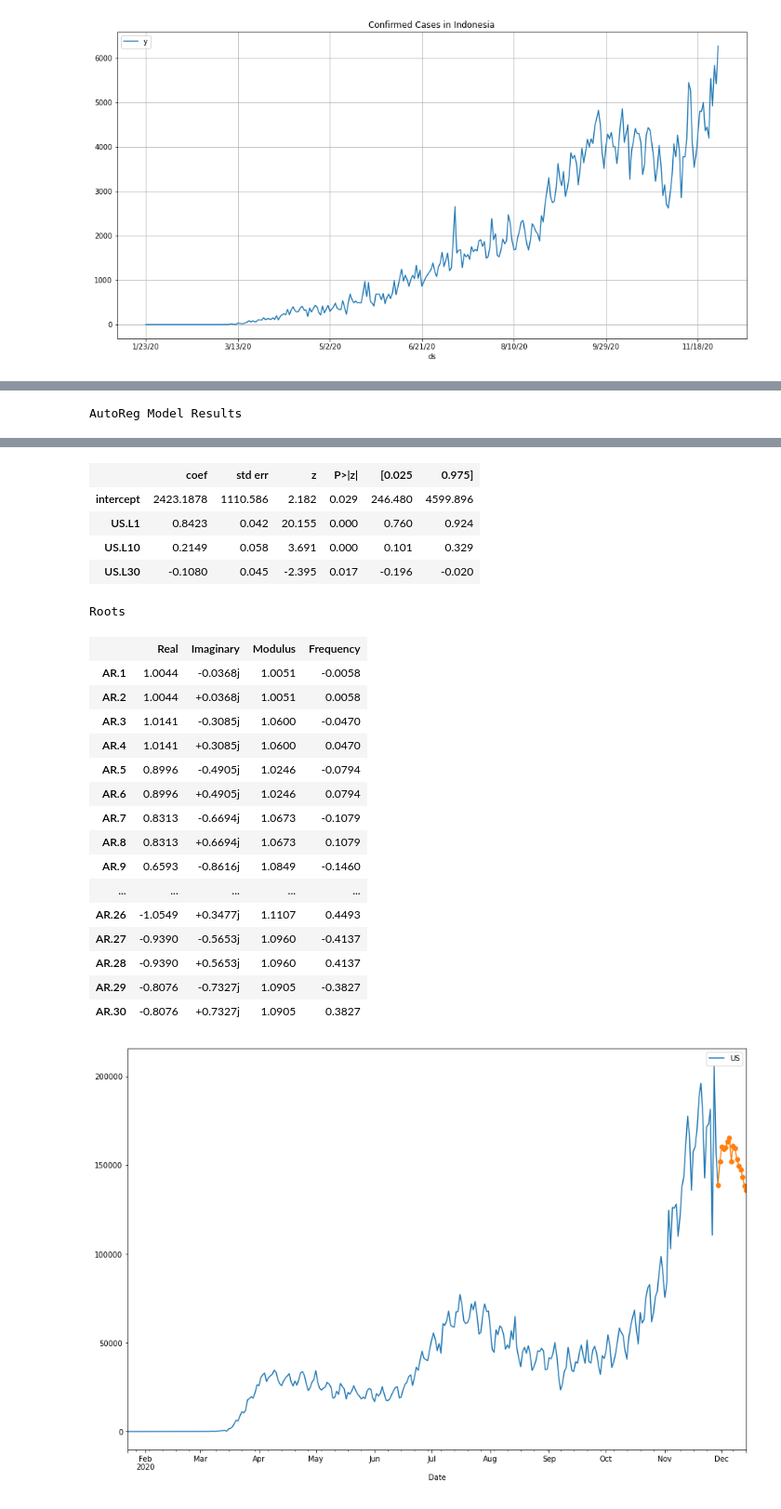
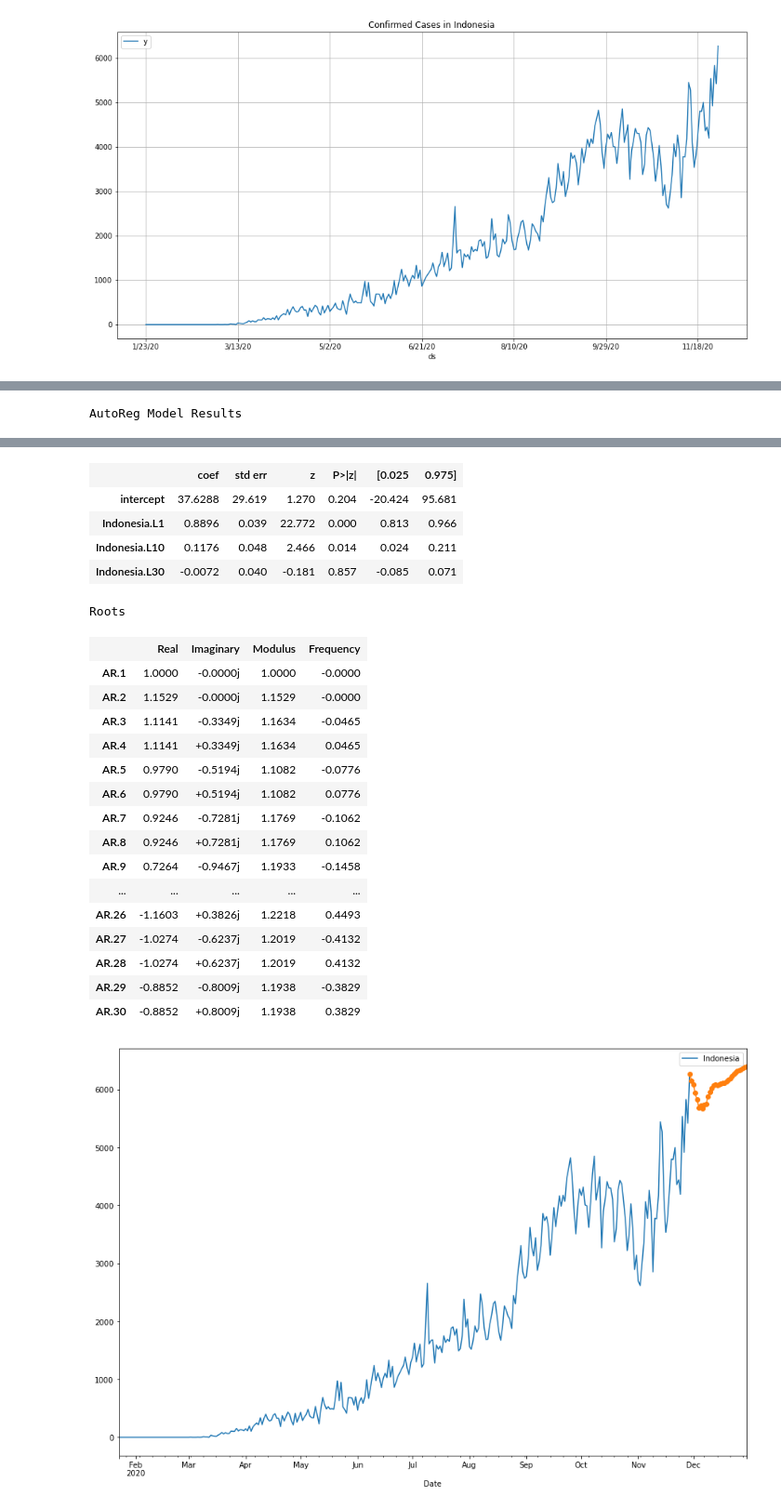
Before and after one commit to kristantotanuwidjaja/covid-19_data_analysis, a Jupyter notebook: Data Analysis COVID-19/COVID-19 Cases.ipynb, the cells around one changed output, grey strips where cells are left out. Shown at 93% size. Drawn from its saved outputs; the diff is of its cells as text; code cells hidden in the pictures.

```diff
--- a/Data Analysis COVID-19/COVID-19 Cases.ipynb
+++ b/Data Analysis COVID-19/COVID-19 Cases.ipynb
@@ -980,26 +998,23 @@ from statsmodels.tsa.ar_model import AutoReg
 from statsmodels.tsa.arima.model import ARIMA
 from pandas.plotting import autocorrelation_plot
 # %%
-k = 14 #prediction horizon
-
-# skipping first row (header row) and resetting index to begin at 0
+# skip first row and reset index to begin at 0
 dates = pd.to_datetime(confirm_cases['Country/Region'][1:], format="%m/%d/%y")
-tempdata = pd.DataFrame(confirm_cases['US'][1:])
+tempdata = pd.DataFrame(confirm_cases[select_country][1:])
 tempdata.index = dates
-tempdata.index.freq='d' # setting time frequency to be by date
+tempdata.index.freq='d' # set time frequency to date
 tempdata = tempdata.rename_axis('Date')
 
 # fit model
 model = AutoReg(tempdata, lags=[1,10,30])
 model_fit = model.fit()
-# make prediction
-yhat = model_fit.predict(len(tempdata), len(tempdata)+k)
+# prediction
+yhat = model_fit.predict(len(tempdata), len(tempdata)+n_projection)
 
-#plotting last recorded data point to show continuity and then forecasted data
+#plot last record data point to show continuity and then forecast data
 pyhat = pd.Series(tempdata.tail(1).squeeze(), index=[tempdata.index[-1]]).append(yhat)
 ax = tempdata.plot(figsize=(15,10))
 pyhat.plot(marker='o',color='C1', ax=ax);
-# model_fit.plot_predict(0, len(tempdata)+k)
 model_fit.summary()
 # %% [output]
 AutoReg Model Results
@@ -1012,24 +1027,24 @@ AutoReg Model Results
 |  | - 11-29-2020 |  |  |
 |  | coef | std err | z | P>|z| | [0.025 | 0.975] |
-| intercept | 2423.1878 | 1110.586 | 2.182 | 0.029 | 246.480 | 4599.896 |
-| US.L1 | 0.8423 | 0.042 | 20.155 | 0.000 | 0.760 | 0.924 |
-| US.L10 | 0.2149 | 0.058 | 3.691 | 0.000 | 0.101 | 0.329 |
-| US.L30 | -0.1080 | 0.045 | -2.395 | 0.017 | -0.196 | -0.020 |
+| intercept | 37.6288 | 29.619 | 1.270 | 0.204 | -20.424 | 95.681 |
+| Indonesia.L1 | 0.8896 | 0.039 | 22.772 | 0.000 | 0.813 | 0.966 |
+| Indonesia.L10 | 0.1176 | 0.048 | 2.466 | 0.014 | 0.024 | 0.211 |
+| Indonesia.L30 | -0.0072 | 0.040 | -0.181 | 0.857 | -0.085 | 0.071 |
 Roots
 |  | Real | Imaginary | Modulus | Frequency |
-| AR.1 | 1.0044 | -0.0368j | 1.0051 | -0.0058 |
-| AR.2 | 1.0044 | +0.0368j | 1.0051 | 0.0058 |
-| AR.3 | 1.0141 | -0.3085j | 1.0600 | -0.0470 |
-| AR.4 | 1.0141 | +0.3085j | 1.0600 | 0.0470 |
-| AR.5 | 0.8996 | -0.4905j | 1.0246 | -0.0794 |
-| AR.6 | 0.8996 | +0.4905j | 1.0246 | 0.0794 |
-| AR.7 | 0.8313 | -0.6694j | 1.0673 | -0.1079 |
-| AR.8 | 0.8313 | +0.6694j | 1.0673 | 0.1079 |
-| AR.9 | 0.6593 | -0.8616j | 1.0849 | -0.1460 |
+| AR.1 | 1.0000 | -0.0000j | 1.0000 | -0.0000 |
+| AR.2 | 1.1529 | -0.0000j | 1.1529 | -0.0000 |
+| AR.3 | 1.1141 | -0.3349j | 1.1634 | -0.0465 |
+| AR.4 | 1.1141 | +0.3349j | 1.1634 | 0.0465 |
+| AR.5 | 0.9790 | -0.5194j | 1.1082 | -0.0776 |
+| AR.6 | 0.9790 | +0.5194j | 1.1082 | 0.0776 |
+| AR.7 | 0.9246 | -0.7281j | 1.1769 | -0.1062 |
+| AR.8 | 0.9246 | +0.7281j | 1.1769 | 0.1062 |
+| AR.9 | 0.7264 | -0.9467j | 1.1933 | -0.1458 |
 | ... | ... | ... | ... | ... |
-| AR.26 | -1.0549 | +0.3477j | 1.1107 | 0.4493 |
-| AR.27 | -0.9390 | -0.5653j | 1.0960 | -0.4137 |
-| AR.28 | -0.9390 | +0.5653j | 1.0960 | 0.4137 |
-| AR.29 | -0.8076 | -0.7327j | 1.0905 | -0.3827 |
-| AR.30 | -0.8076 | +0.7327j | 1.0905 | 0.3827 |
+| AR.26 | -1.1603 | +0.3826j | 1.2218 | 0.4493 |
+| AR.27 | -1.0274 | -0.6237j | 1.2019 | -0.4132 |
+| AR.28 | -1.0274 | +0.6237j | 1.2019 | 0.4132 |
+| AR.29 | -0.8852 | -0.8009j | 1.1938 | -0.3829 |
+| AR.30 | -0.8852 | +0.8009j | 1.1938 | 0.3829 |
-[figure, old version]
+[figure, new version]
```
Also changed, not shown: parts of 12 cells of this notebook.
